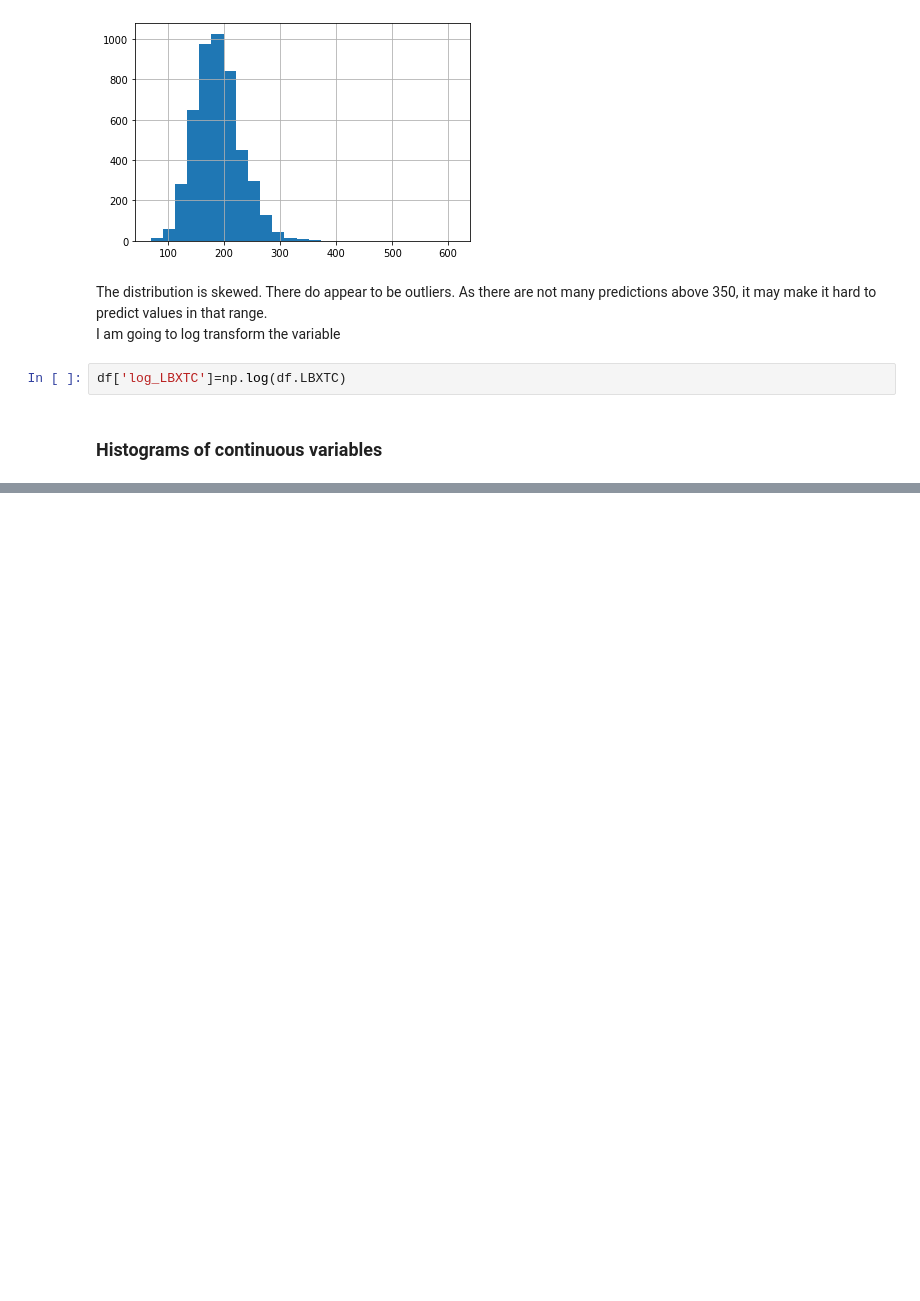
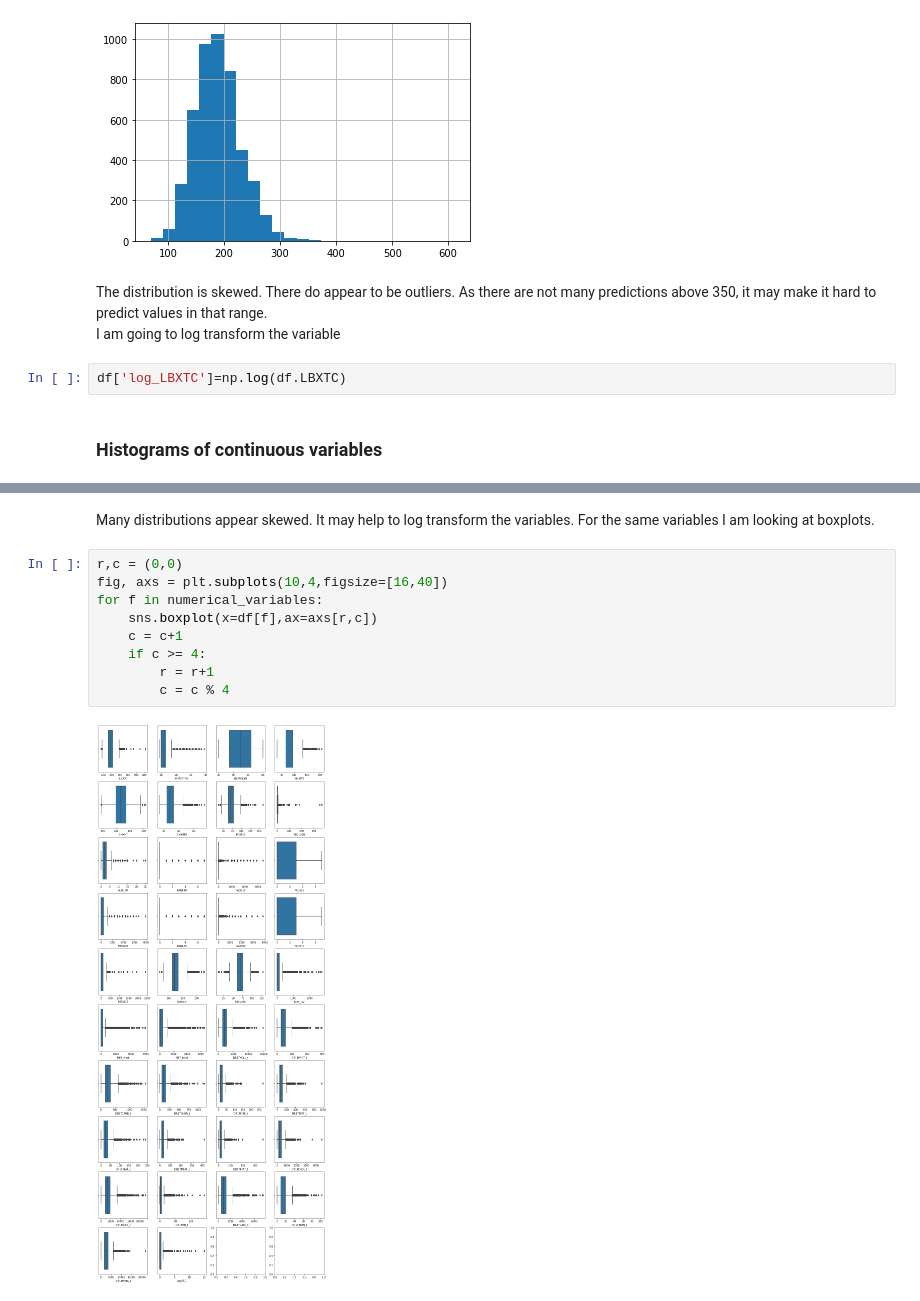
Before and after one commit to mathisme/ThinkfulDSFinalCapstone, a Jupyter notebook: final.ipynb, the cells around one changed output, grey strips where cells are left out. Saved outputs shown, nothing was run; the diff lists cells and outputs as text; blank space fills up the shorter version.

```diff
--- a/final.ipynb
+++ b/final.ipynb
@@ -611,0 +625,13 @@ df['log_LBXTC']=np.log(df.LBXTC)
+# %% [markdown]
+Many distributions appear skewed.  It may help to log transform the variables.  For the same variables I am looking at boxplots.
+# %%
+r,c = (0,0)
+fig, axs = plt.subplots(10,4,figsize=[16,40])
+for f in numerical_variables:
+    sns.boxplot(x=df[f],ax=axs[r,c])
+    c = c+1
+    if c >= 4:
+        r = r+1
+        c = c % 4
+# %% [output]
+[figure, added]
```
Also changed, not shown: parts of 9 cells of this notebook.
